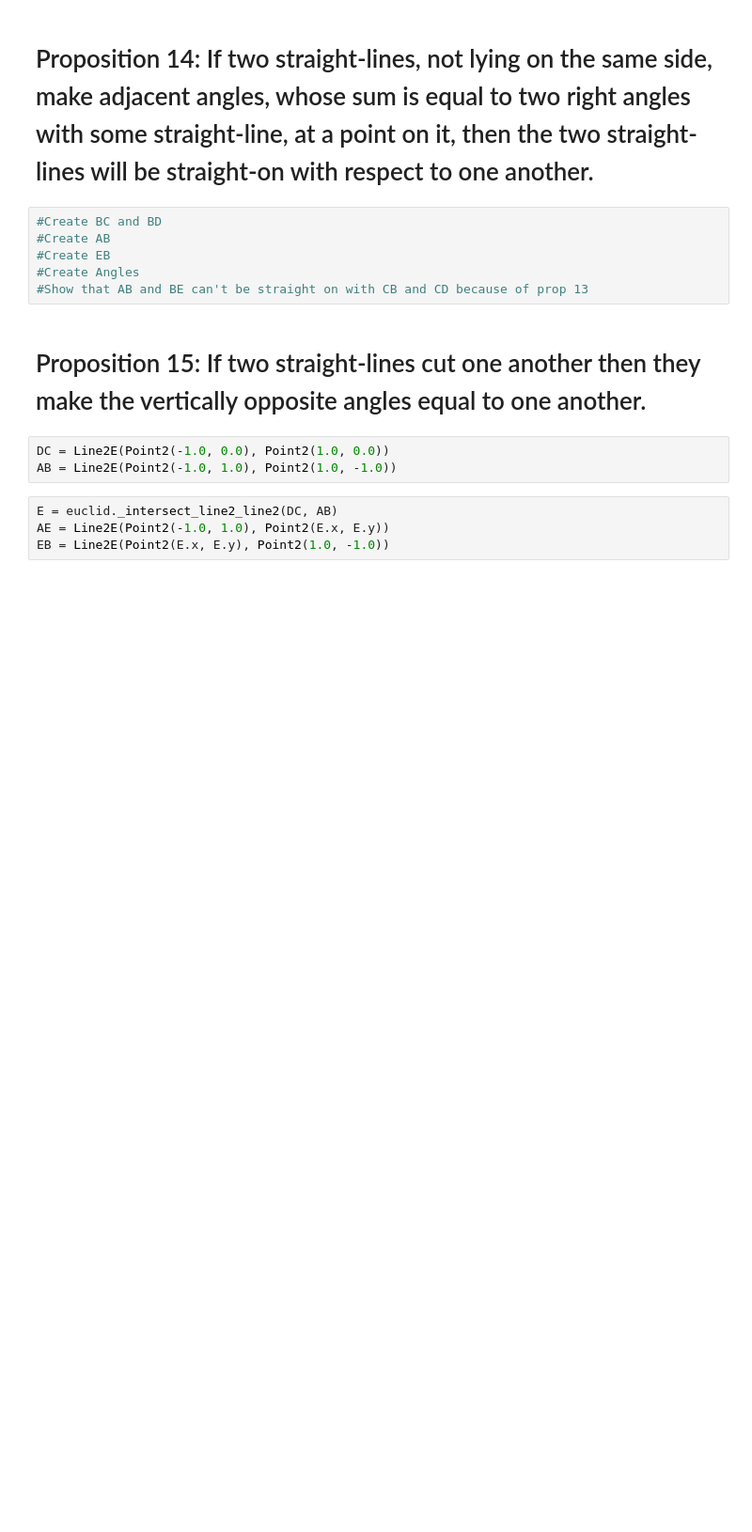
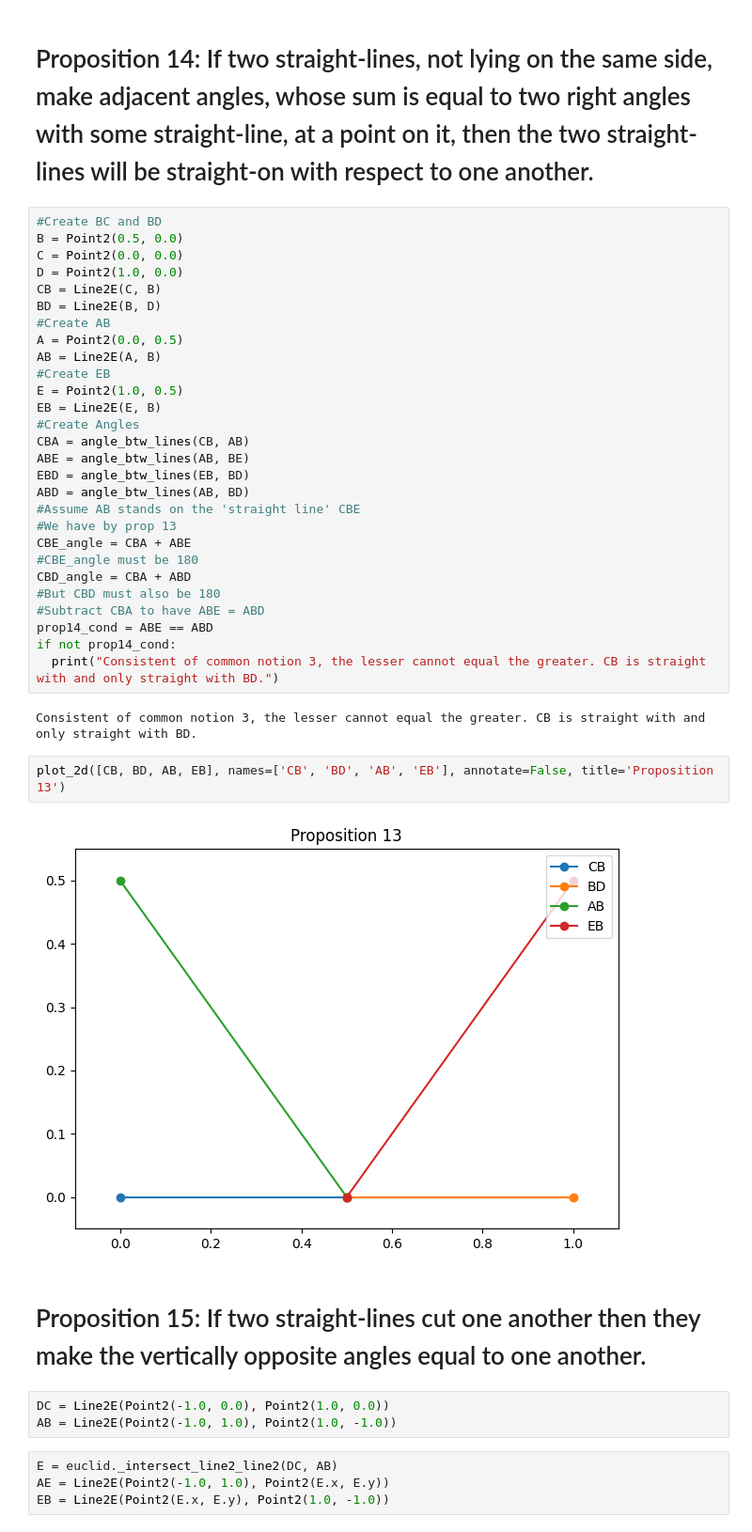
Before and after one commit to jon-bown/euclid, a Jupyter notebook: euclid_s_elements_book_1_prop_1_20.ipynb, the cells around one changed output. Shown: that part at 94% size. Saved outputs shown, nothing was run; the diff lists cells and outputs as text; blank space fills up the shorter version.

Commit message:
Finished prop 14

```diff
--- a/euclid_s_elements_book_1_prop_1_20.ipynb
+++ b/euclid_s_elements_book_1_prop_1_20.ipynb
@@ -1076,12 +1076,40 @@ plot_2d([DC, BE, AB], names=['CD', 'BE', 'AB'], annotate=False, title='Propositi
 [figure]
 # %% [markdown]
 # Proposition 14: If two straight-lines, not lying on the same side, make adjacent angles, whose sum is equal to two right angles with some straight-line, at a point on it, then the two straight-lines will be straight-on with respect to one another.
-# %%
-#Create BC and BD
-#Create AB
-#Create EB
-#Create Angles
-#Show that AB and BE can't be straight on with CB and CD because of prop 13
+# %%
+#Create BC and BD
+B = Point2(0.5, 0.0)
+C = Point2(0.0, 0.0)
+D = Point2(1.0, 0.0)
+CB = Line2E(C, B)
+BD = Line2E(B, D)
+#Create AB
+A = Point2(0.0, 0.5)
+AB = Line2E(A, B)
+#Create EB
+E = Point2(1.0, 0.5)
+EB = Line2E(E, B)
+#Create Angles
+CBA = angle_btw_lines(CB, AB)
+ABE = angle_btw_lines(AB, BE)
+EBD = angle_btw_lines(EB, BD)
+ABD = angle_btw_lines(AB, BD)
+#Assume AB stands on the 'straight line' CBE
+#We have by prop 13
+CBE_angle = CBA + ABE
+#CBE_angle must be 180
+CBD_angle = CBA + ABD
+#But CBD must also be 180
+#Subtract CBA to have ABE = ABD
+prop14_cond = ABE == ABD
+if not prop14_cond:
+  print("Consistent of common notion 3, the lesser cannot equal the greater. CB is straight with and only straight with BD.")
+# %% [output]
+Consistent of common notion 3, the lesser cannot equal the greater. CB is straight with and only straight with BD.
+# %%
+plot_2d([CB, BD, AB, EB], names=['CB', 'BD', 'AB', 'EB'], annotate=False, title='Proposition 13')
+# %% [output]
+[figure, added]
 # %% [markdown]
 # Proposition 15: If two straight-lines cut one another then they make the vertically opposite angles equal to one another.
 # %%
```
